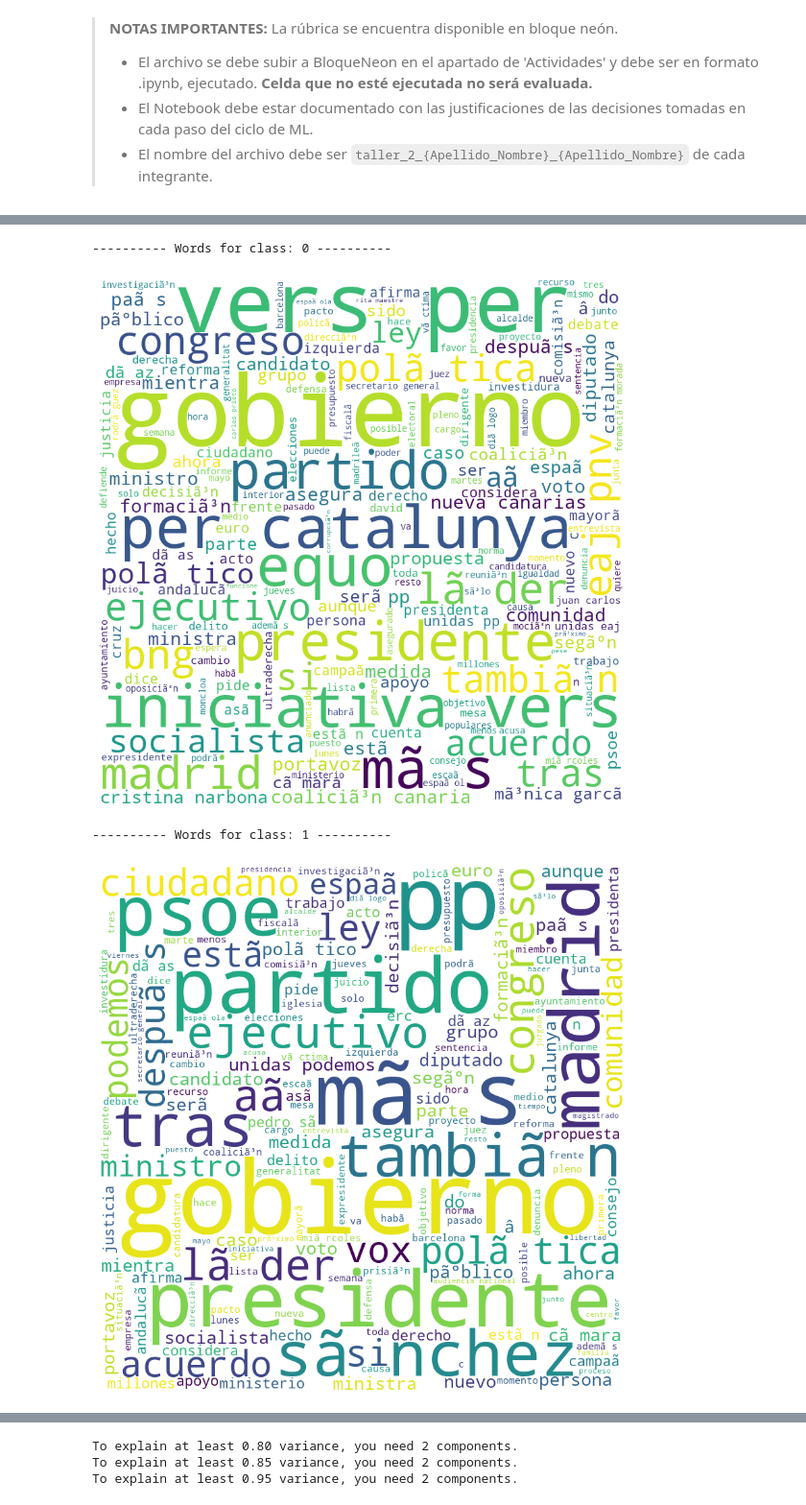
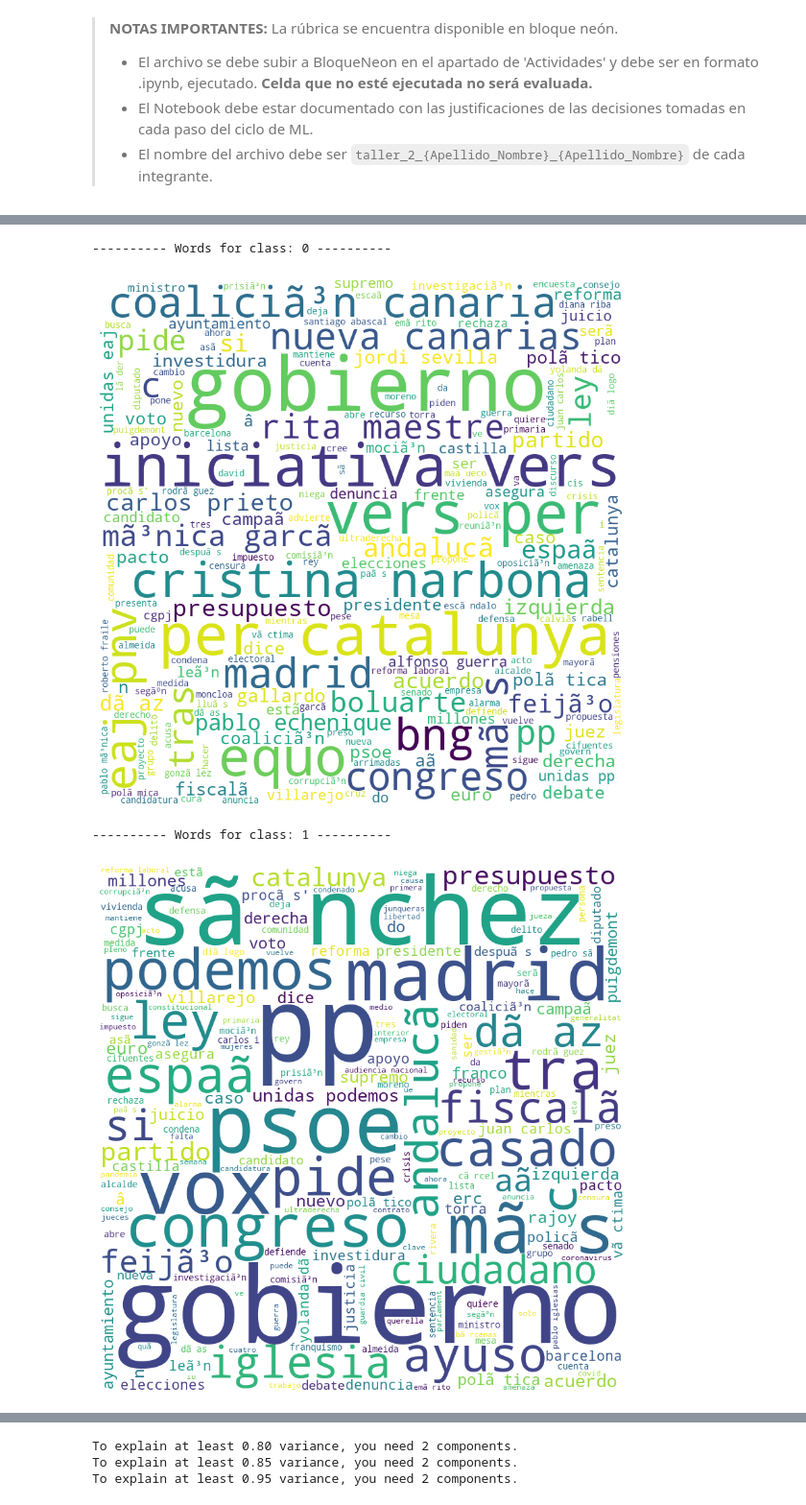
Before and after one commit to ErichGiusseppe/MINE-4206_202510_AML, a Jupyter notebook: Talleres/Taller 3/MINE_4206_202510_AML_Taller3.ipynb, the cells around one changed output, grey strips where cells are left out. Shown at 96% size. Saved outputs shown, nothing was run; the diff lists cells and outputs as text; code cells hidden in the pictures.

```diff
--- a/Talleres/Taller 3/MINE_4206_202510_AML_Taller3.ipynb
+++ b/Talleres/Taller 3/MINE_4206_202510_AML_Taller3.ipynb
@@ -123,0 +152,2 @@ profile
+# %%
+df.drop_duplicates(inplace=True)
@@ -168,0 +203,4 @@ range(0, 2)
+# %%
+for i in range(2):
+  print(f'---------- Nube de palabras para label = {i} ----------')
+  show_wordcloud(train.loc[train['Label']==(i), 'Titulo'])
@@ -169,9 +217,9 @@ range(0, 2)
 # %%
 for i in range(2):
     print(f"---------- Words for class: {i} ----------")
-    show_wordcloud(train.loc[train["Label"] == (i), "Descripcion"], stopwords=STOPWORDS)
+    show_wordcloud(train.loc[train["Label"] == (i), "Titulo"], stopwords=STOPWORDS)
 # %% [output]
 ---------- Words for class: 0 ----------
-[figure, old version]
+[figure, new version]
 ---------- Words for class: 1 ----------
-[figure, old version]
+[figure, new version]
```
Also changed, not shown: parts of 24 cells of this notebook.
